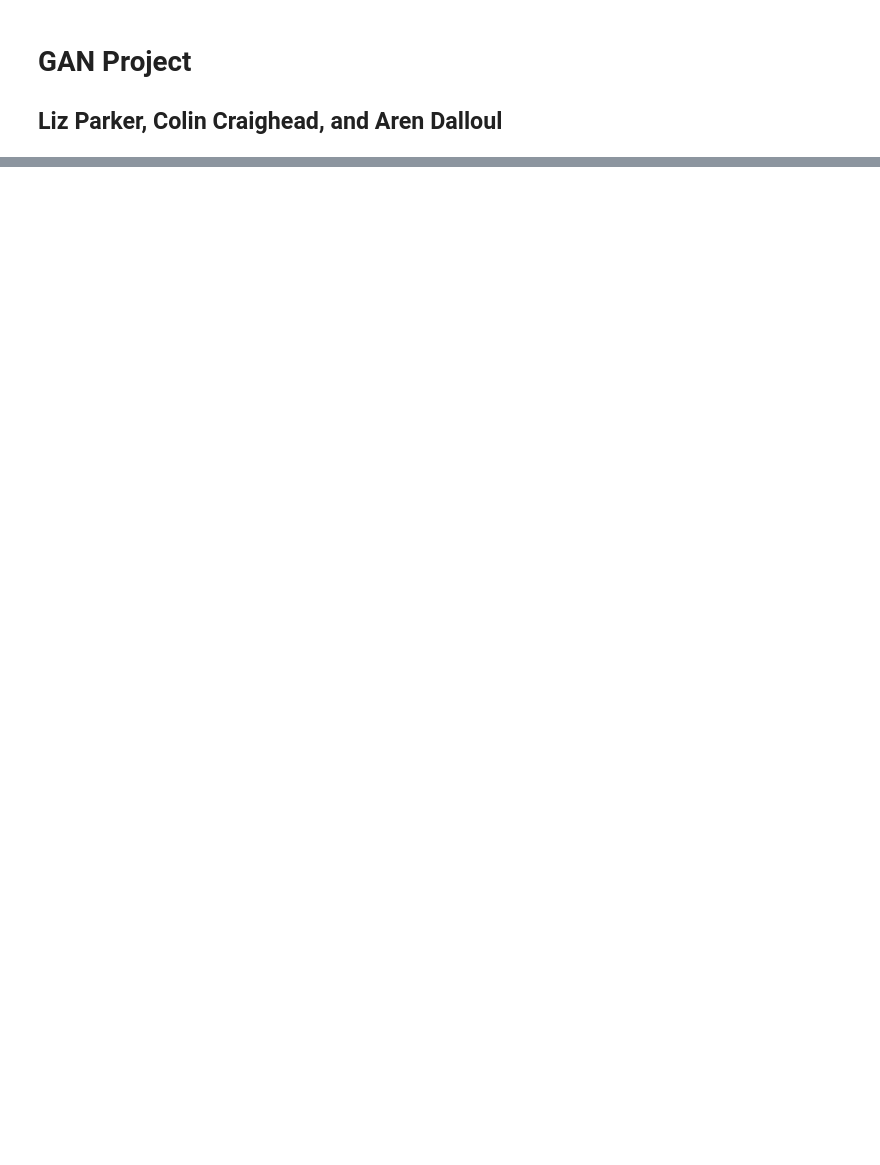
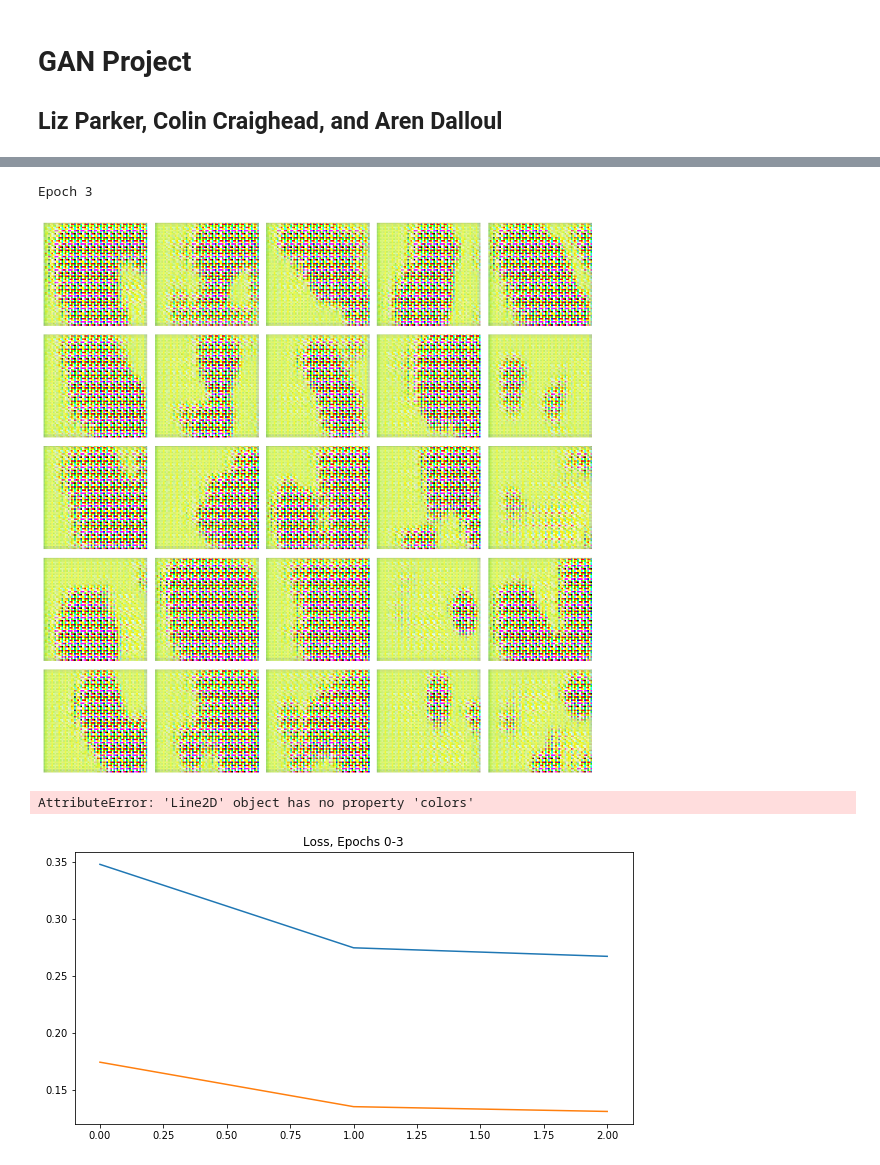
Before and after one commit to elpa8934/GAN, a Jupyter notebook: Colin_Gan.ipynb, the cells around one changed output, grey strips where cells are left out. Cells and saved outputs as stored; diff of their text form; code cells hidden in the pictures; blank space fills up the shorter version.

```diff
--- a/Colin_Gan.ipynb
+++ b/Colin_Gan.ipynb
@@ -354,0 +277,50 @@ plt.imshow(shift_zero_one(test_image3and[4]))
+# %%
+def training(epochs=1, batch_size=32):
+    #Loading Data
+    batches = X_train.shape[0] / batch_size
+
+    # Adversarial Labels
+    y_valid = np.ones(batch_size)*label_smooth_factor(batch_size)
+    y_fake = np.zeros(batch_size)
+    discriminator_loss, generator_loss = [], []
+
+    for epoch in range(1, epochs+1):
+        g_loss = 0; d_loss = 0
+
+        for _ in range(int(batches)):
+            # Random Noise and Images Set
+            noise = generate_noise(batch_size)
+            image_batch = X_train[np.random.randint(0, X_train.shape[0], size=batch_size)]
+
+            # Generate Fake Images
+            generated_images = generator.predict(noise)
+
+            #random swaps
+            image_batch, generated_images = swap_group(.05,batch_size,image_batch,generated_images)
+
+            # Train Discriminator (Fake and Real)
+            discriminator.trainable = True
+            d_valid_loss = discriminator.train_on_batch(image_batch, y_valid)
+            d_fake_loss = discriminator.train_on_batch(generated_images, y_fake)
+
+            d_loss += (d_fake_loss + d_valid_loss)/2
+
+            # Train Generator
+            noise = generate_noise(batch_size)
+            discriminator.trainable = False
+            g_loss += gan.train_on_batch(noise, y_valid)
+
+        discriminator_loss.append(d_loss/batches)
+        generator_loss.append(g_loss/batches)
+
+        if epoch % PLOT_FRECUENCY == 0:
+            print('Epoch', epoch)
+            plot_images(generator)
+            plot_loss(epoch, generator_loss, discriminator_loss)
+# %%
+training(epochs=150)
+# %% [output]
+Epoch 3
+[figure, added]
+AttributeError: 'Line2D' object has no property 'colors'
+[figure, added]
```
Also changed, not shown: parts of 52 cells of this notebook.
